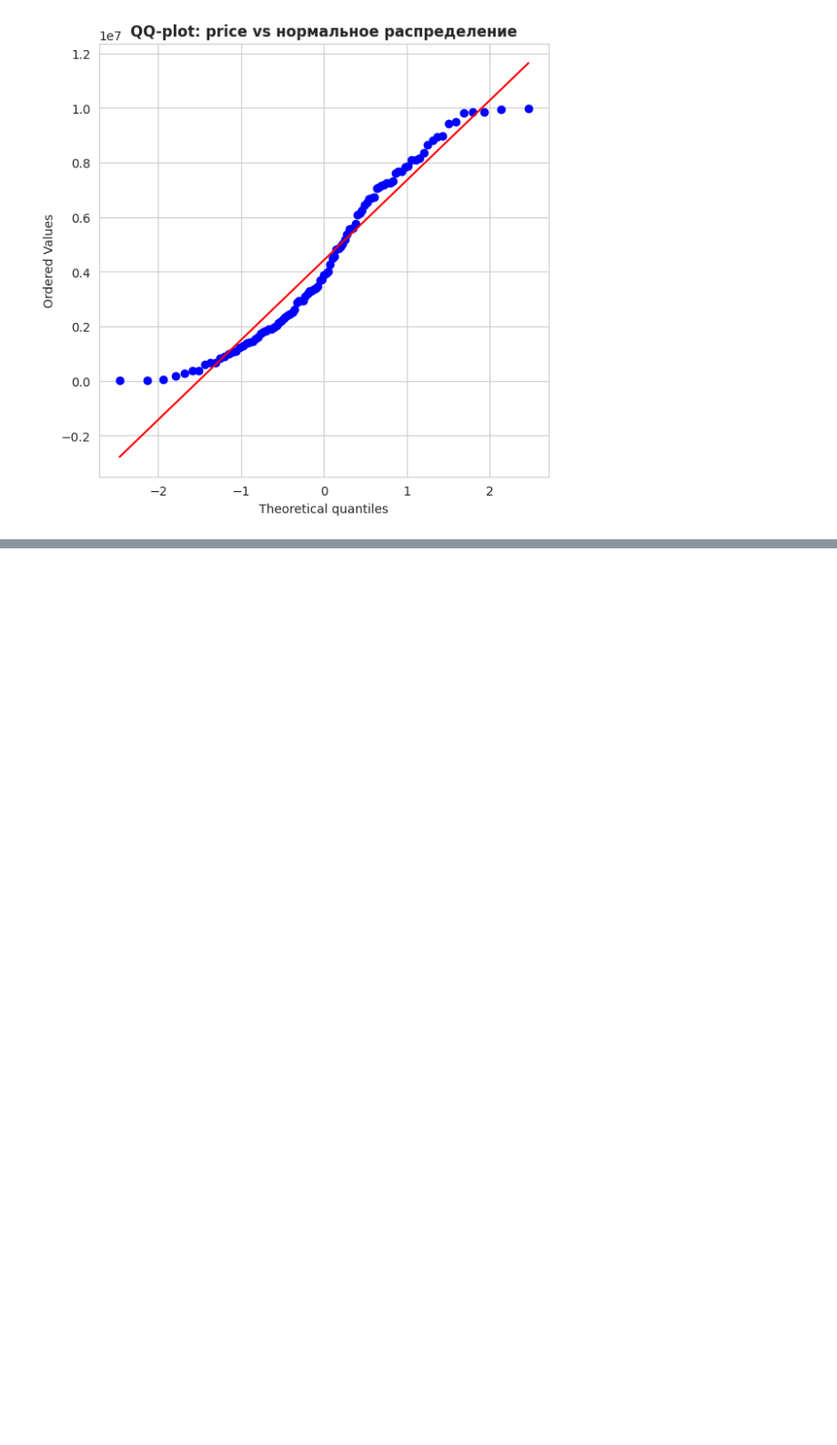
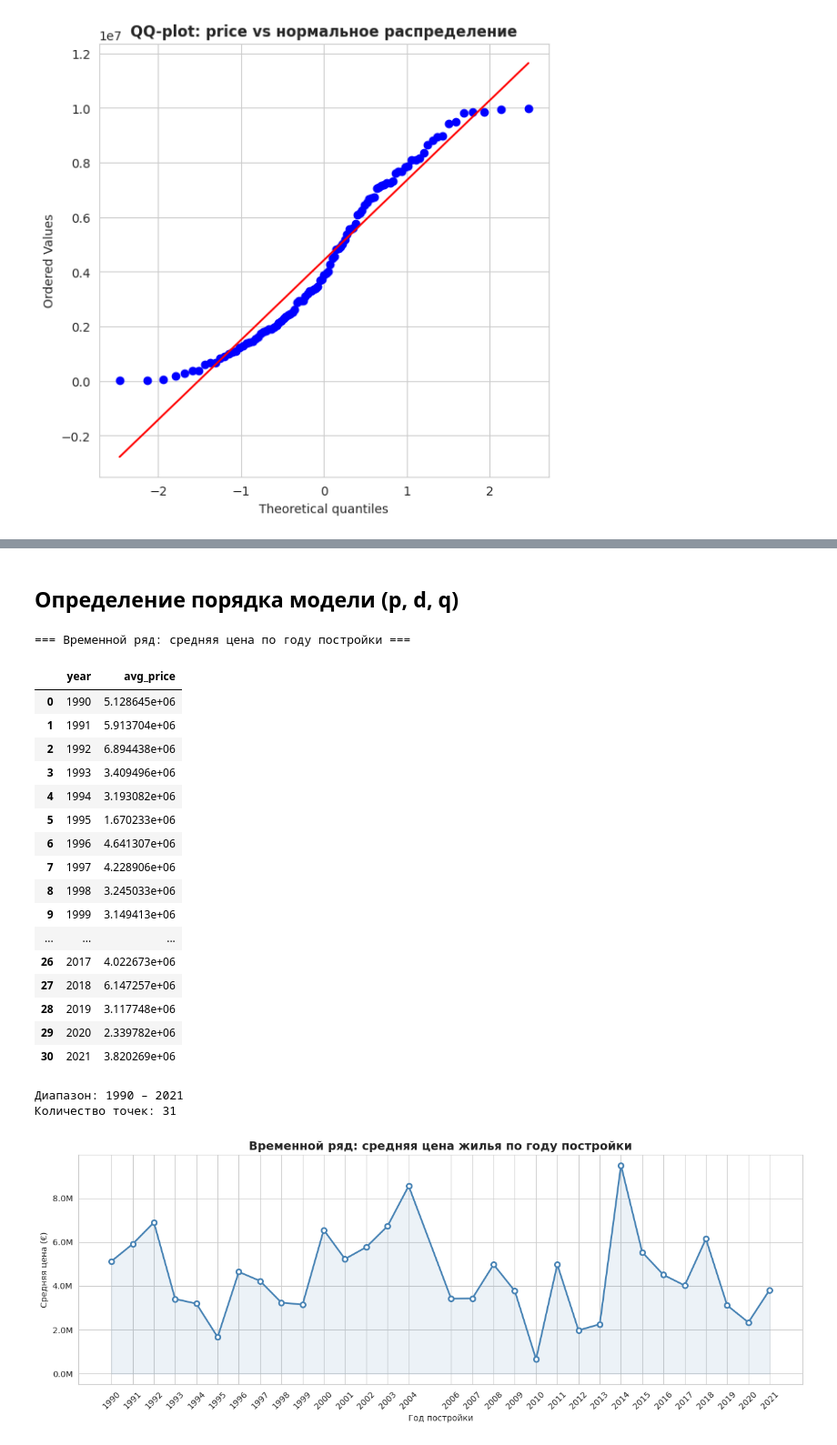
Before and after one commit to boshetunmay1/paris-real-estate-analysis, a Jupyter notebook: kursovaya.ipynb, the cells around one changed output, grey strips where cells are left out. Shown at 91% size. Cells and saved outputs as stored; diff of their text form; code cells hidden in the pictures; blank space fills up the shorter version.

```diff
--- a/kursovaya.ipynb
+++ b/kursovaya.ipynb
@@ -615,0 +618,58 @@ plt.show()
+# %% [markdown]
+## Определение порядка модели (p, d, q)
+# %%
+from statsmodels.tsa.stattools import adfuller, acf, pacf
+from statsmodels.graphics.tsaplots import plot_acf, plot_pacf
+from statsmodels.tsa.arima.model import ARIMA
+import warnings
+warnings.filterwarnings('ignore')
+ts = (df.groupby('made')['price']
+        .mean()
+        .reset_index()
+        .rename(columns={'made': 'year', 'price': 'avg_price'})
+        .sort_values('year')
+        .reset_index(drop=True))
+ts['year'] = ts['year'].astype(int)
+
+print("=== Временной ряд: средняя цена по году постройки ===")
+display(ts)
+print(f"\nДиапазон: {ts['year'].min()} – {ts['year'].max()}")
+print(f"Количество точек: {len(ts)}")
+
+# Визуализация ряда
+plt.figure(figsize=(13, 5))
+plt.plot(ts['year'], ts['avg_price'], marker='o', linewidth=2,
+         color='steelblue', markersize=6,
+         markerfacecolor='white', markeredgewidth=2)
+plt.fill_between(ts['year'], ts['avg_price'], alpha=0.1, color='steelblue')
+plt.title('Временной ряд: средняя цена жилья по году постройки',
+          fontsize=14, fontweight='bold')
+plt.xlabel('Год постройки')
+plt.ylabel('Средняя цена (€)')
+plt.xticks(ts['year'], rotation=45)
+plt.gca().yaxis.set_major_formatter(
+    plt.matplotlib.ticker.FuncFormatter(lambda x, _: f'{x/1e6:.1f}M'))
+plt.tight_layout()
+plt.show()
+# %% [output]
+=== Временной ряд: средняя цена по году постройки ===
+|  | year | avg_price |
+| 0 | 1990 | 5.128645e+06 |
+| 1 | 1991 | 5.913704e+06 |
+| 2 | 1992 | 6.894438e+06 |
+| 3 | 1993 | 3.409496e+06 |
+| 4 | 1994 | 3.193082e+06 |
+| 5 | 1995 | 1.670233e+06 |
+| 6 | 1996 | 4.641307e+06 |
+| 7 | 1997 | 4.228906e+06 |
+| 8 | 1998 | 3.245033e+06 |
+| 9 | 1999 | 3.149413e+06 |
+| ... | ... | ... |
+| 26 | 2017 | 4.022673e+06 |
+| 27 | 2018 | 6.147257e+06 |
+| 28 | 2019 | 3.117748e+06 |
+| 29 | 2020 | 2.339782e+06 |
+| 30 | 2021 | 3.820269e+06 |
+Диапазон: 1990 – 2021
+Количество точек: 31
+[figure, added]
```
Also changed, not shown: parts of 15 cells of this notebook.
